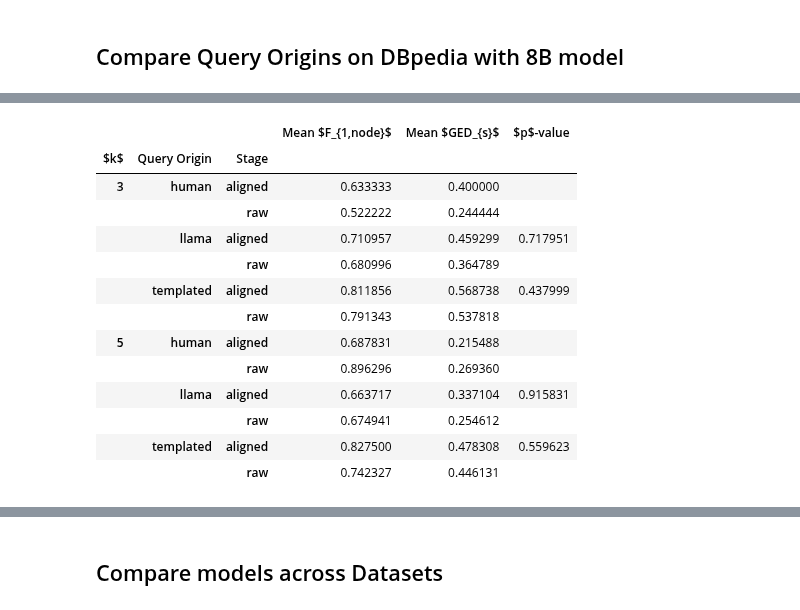
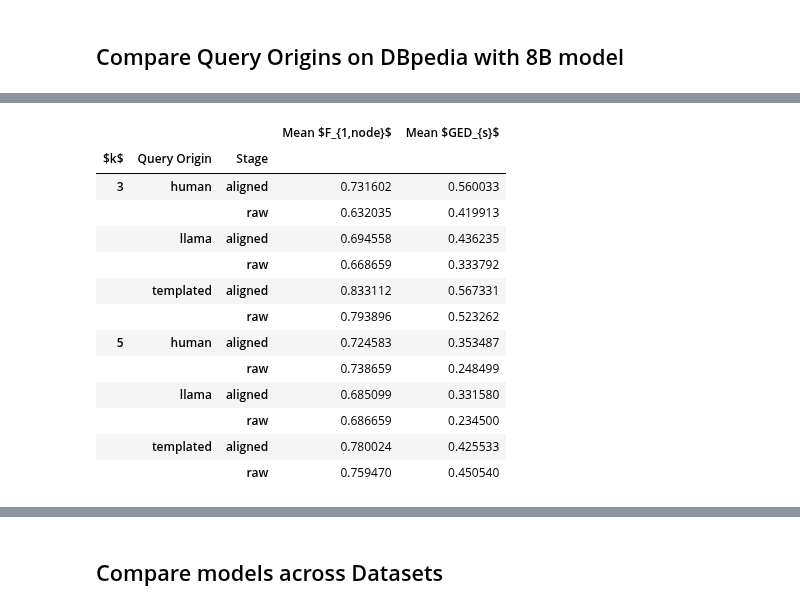
Before and after one commit to hereditary-eu/OnSET, a Jupyter notebook: exploration/querying/result-parse.ipynb, the cells around one changed output, grey strips where cells are left out. Drawn from its saved outputs; the diff is of its cells as text; code cells hidden in the pictures.

```diff
--- a/exploration/querying/result-parse.ipynb
+++ b/exploration/querying/result-parse.ipynb
@@ -6,7 +7,7 @@ import querygen as qg
 
 import scipy.stats as stats
 # %%
-files = glob.glob("results/*.csv")
+files = glob.glob("results_new_examples/*.csv")
 dfs = [pd.read_csv(f, index_col=0) for f in files]
 files
 # %% [output]
@@ -80,7 +81,7 @@ dfs_model_clean = []
 for f, df in zip(files, dfs):
     # data=re.findall(r"results/eval_results_(\w+)_.*", f)[0]
     # prompt_type=re.findall(r"results/eval_results_(\w+)_.*", f)[0]
-    model = re.findall(r"results/eval_results_\w+_(.+)\.csv", f)[0]
+    model = re.findall(r"eval_results_\w+_(.+)\.csv", f)[0]
     # df['prompt_type'] = prompt_type
     df["model"] = model.replace("_", " ").replace("-", " ")
     df["model"] = df["model"].apply(
@@ -254,27 +255,40 @@ grouped_query_gen_compare_mean = grouped_query_gen_compare_mean.rename(
     columns={k: f"Mean {k}" for k in grouped_query_gen_compare_mean.columns}
 )
 
-grouped_query_gen_compare_mean["$p$-value"] = ""
+# grouped_query_gen_compare_mean["TOST"] = ""
 for n_nodes in query_gen_compare["n_nodes"].unique():
     for origin in ["llama", "templated"]:
-        print("Two-sample t-test for n_nodes =", n_nodes, "and origin =", origin)
-        test = stats.ttest_ind(
-            query_gen_compare[
-                (query_gen_compare["generator"] == origin)
-                & (query_gen_compare["n_nodes"] == n_nodes)
-                & (query_gen_compare["stage"] == "aligned")
-            ]["f1_score"],
-            query_gen_compare[
-                (query_gen_compare["generator"] == "human")
-                & (query_gen_compare["n_nodes"] == n_nodes)
-                & (query_gen_compare["stage"] == "aligned")
-            ]["f1_score"],
-            equal_var=False,
-        )
-        print(f"t-statistic: {test.statistic:.3f}, p-value: {test.pvalue:.3f}")
-        grouped_query_gen_compare_mean.loc[
-            (n_nodes, origin, "aligned"), "$p$-value"
-        ] = test.pvalue
+
+        a = query_gen_compare[
+            (query_gen_compare["generator"] == origin)
+            & (query_gen_compare["n_nodes"] == n_nodes)
+            & (query_gen_compare["stage"] == "aligned")
+        ]["f1_score"].to_numpy()
+        b = query_gen_compare[
+            (query_gen_compare["generator"] == "human")
+            & (query_gen_compare["n_nodes"] == n_nodes)
+            & (query_gen_compare["stage"] == "aligned")
+        ]["f1_score"].to_numpy()
+
+        # Bayesian t-test (Welch's version)
+
+        bound = 0.2
+        # Unpaired two-sample t-test
+        _, p_greater = stats.ttest_ind(a + bound, b, alternative="greater")
+        _, p_less = stats.ttest_ind(a - bound, b, alternative="less")
+        # Choose the maximum p-value
+        pval = max(p_less, p_greater)
+        test = stats.ttest_ind(a, b, equal_var=False)
+        result = pg.bayesfactor_ttest(t=test.statistic, nx=a.shape[0], ny=a.shape[0], alternative="two-sided")
+        # print(f"TOST: n_nodes = {n_nodes}, origin = {origin}, p = {pval:.3f}")
+        print("--- n_nodes =", n_nodes, "and origin =", origin)
+        print(f"TOST: p = {pval:5.3f} (\delta = {bound})")
+        print(f"t-test (means): {test.statistic:.3f}, p-value: {test.pvalue:.3f}")
+        print(f"Bayes Factor: {1/result:.3f} (H1/H0)")
+        # print(f"t-statistic: {test.statistic:.3f}, p-value: {test.pvalue:.3f}")
+        # grouped_query_gen_compare_mean.loc[
+        #     (n_nodes, origin, "aligned"), "TOST"
+        # ] = pval
 with open("tables/compare_gen_query.tex", "w") as f:
     f.write(
         grouped_query_gen_compare_mean.to_latex(
@@ -296,14 +318,14 @@ t-statistic: 0.691, p-value: 0.560
-|  |  |  | Mean $F_{1,node}$ | Mean $GED_{s}$ | $p$-value |
-| $k$ | Query Origin | Stage |  |  |  |
-| 3 | human | aligned | 0.633333 | 0.400000 |  |
-|  |  | raw | 0.522222 | 0.244444 |  |
-|  | llama | aligned | 0.710957 | 0.459299 | 0.717951 |
-|  |  | raw | 0.680996 | 0.364789 |  |
-|  | templated | aligned | 0.811856 | 0.568738 | 0.437999 |
-|  |  | raw | 0.791343 | 0.537818 |  |
-| 5 | human | aligned | 0.687831 | 0.215488 |  |
-|  |  | raw | 0.896296 | 0.269360 |  |
-|  | llama | aligned | 0.663717 | 0.337104 | 0.915831 |
-|  |  | raw | 0.674941 | 0.254612 |  |
-|  | templated | aligned | 0.827500 | 0.478308 | 0.559623 |
-|  |  | raw | 0.742327 | 0.446131 |  |
+|  |  |  | Mean $F_{1,node}$ | Mean $GED_{s}$ |
+| $k$ | Query Origin | Stage |  |  |
+| 3 | human | aligned | 0.731602 | 0.560033 |
+|  |  | raw | 0.632035 | 0.419913 |
+|  | llama | aligned | 0.694558 | 0.436235 |
+|  |  | raw | 0.668659 | 0.333792 |
+|  | templated | aligned | 0.833112 | 0.567331 |
+|  |  | raw | 0.793896 | 0.523262 |
+| 5 | human | aligned | 0.724583 | 0.353487 |
+|  |  | raw | 0.738659 | 0.248499 |
+|  | llama | aligned | 0.685099 | 0.331580 |
+|  |  | raw | 0.686659 | 0.234500 |
+|  | templated | aligned | 0.780024 | 0.425533 |
+|  |  | raw | 0.759470 | 0.450540 |
```
Also changed, not shown: parts of 18 cells of this notebook, 22 other files.
